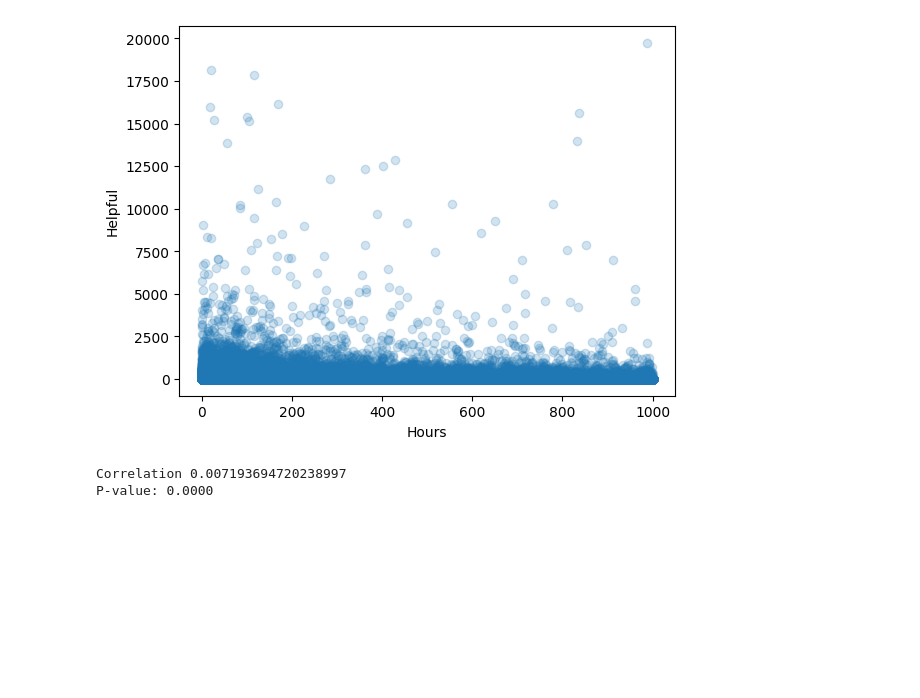
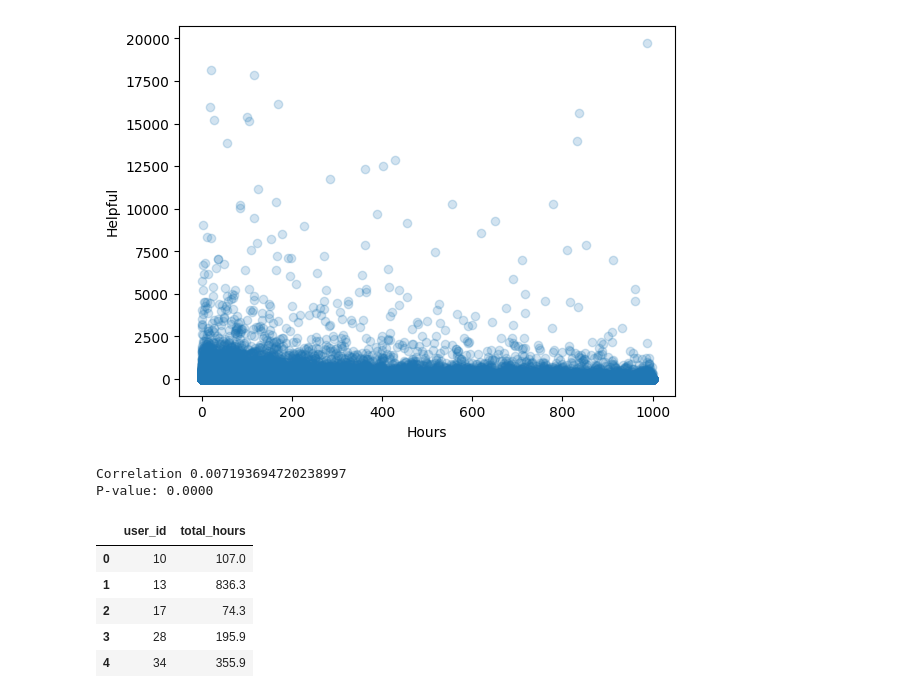
Before and after one commit to NeneWang/recommendation-systems-exploration, a Jupyter notebook: final_project_exploration/high_level_analysis.ipynb, the cells around one changed output. Drawn from its saved outputs; the diff is of its cells as text; code cells hidden in the pictures; blank space fills up the shorter version.

```diff
--- a/final_project_exploration/high_level_analysis.ipynb
+++ b/final_project_exploration/high_level_analysis.ipynb
@@ -64,3 +64,20 @@ print("P-value: {:.4f}".format(p_value))
 # %% [output]
 Correlation 0.007193694720238997
 P-value: 0.0000
+# %%
+# - Find if there is an relation with the users total hours played and:
+    #  - Count of games owned
+    #  - Count of reviews posted
+
+# For this, we have to sum the hours played for each user
+users_total_hours = recommendations_df.groupby('user_id')['hours'].sum()
+users_total_hours = users_total_hours.reset_index()
+users_total_hours.columns = ['user_id', 'total_hours']
+users_total_hours.head()
+# %% [output]
+|  | user_id | total_hours |
+| 0 | 10 | 107.0 |
+| 1 | 13 | 836.3 |
+| 2 | 17 | 74.3 |
+| 3 | 28 | 195.9 |
+| 4 | 34 | 355.9 |
```
Also changed, not shown: parts of 2 cells of this notebook, 2 other files.
